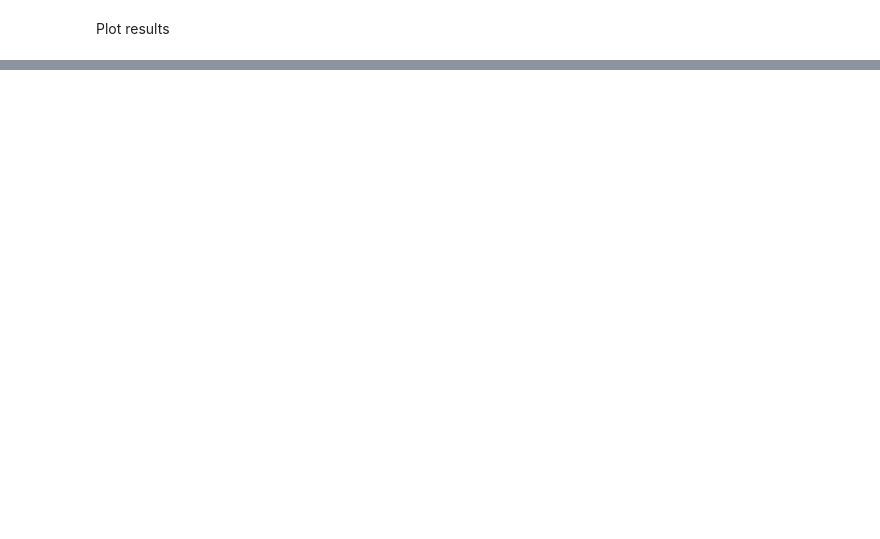
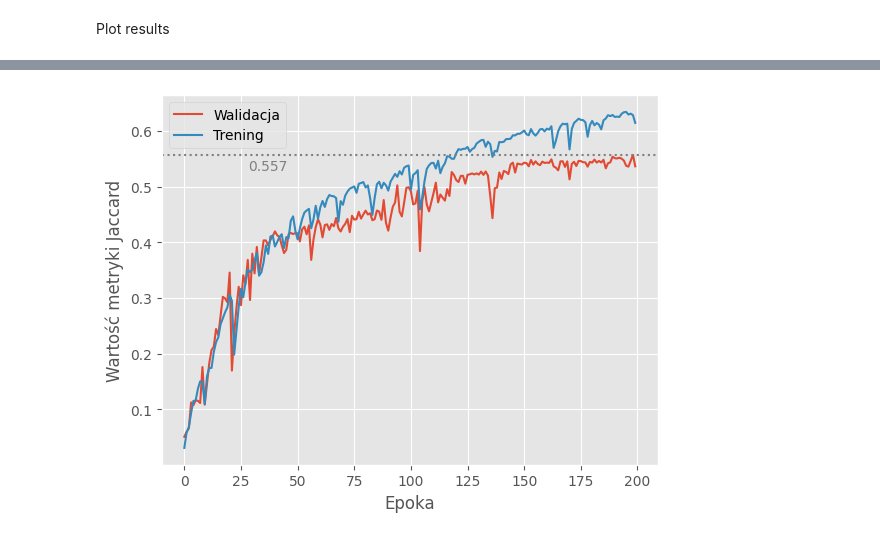
Before and after one commit to kkaczmarskinpg/teeth-segmentation-cbct-images-cnn-lstm, a Jupyter notebook: cnn-lstm-teeth-segmentation.ipynb, the cells around one changed output, grey strips where cells are left out. Cells and saved outputs as stored; diff of their text form; code cells hidden in the pictures; blank space fills up the shorter version.

```diff
--- a/cnn-lstm-teeth-segmentation.ipynb
+++ b/cnn-lstm-teeth-segmentation.ipynb
@@ -290,0 +293,47 @@ plt.legend(["val_dice","train_dice"])
+# %%
+val_jaccard = []
+
+for value in history_1["val_jaccard_index"]:
+    val_jaccard.append(value)
+
+for value in history_2["val_jaccard_index"]:
+    val_jaccard.append(value)
+
+for value in history_3["val_jaccard_index"]:
+    val_jaccard.append(value)
+
+for value in history_4["val_jaccard_index"]:
+    val_jaccard.append(value)
+
+for value in history_5["val_jaccard_index"]:
+    val_jaccard.append(value)
+
+jaccard = []
+
+for value in history_1["jaccard_index"]:
+    jaccard.append(value)
+
+for value in history_2["jaccard_index"]:
+    jaccard.append(value)
+
+for value in history_3["jaccard_index"]:
+    jaccard.append(value)
+
+for value in history_4["jaccard_index"]:
+    jaccard.append(value)
+
+for value in history_5["jaccard_index"]:
+    jaccard.append(value)
+
+plt.figure()
+plt.style.use('ggplot')
+plt.plot(val_jaccard)
+plt.plot(jaccard)
+plt.axhline(max(val_jaccard),color='gray',linestyle=':')
+plt.text(28, 0.53, "{:.3f}".format(max(val_jaccard)),color='gray')
+plt.xlabel('Epoka')
+plt.ylabel("Wartość metryki Jaccard")
+plt.legend(["Walidacja","Trening"])
+plt.savefig("plots/jaccard_plot.png")
+# %% [output]
+[figure, added]
```
Also changed, not shown: parts of 13 cells of this notebook, 9 other files.
